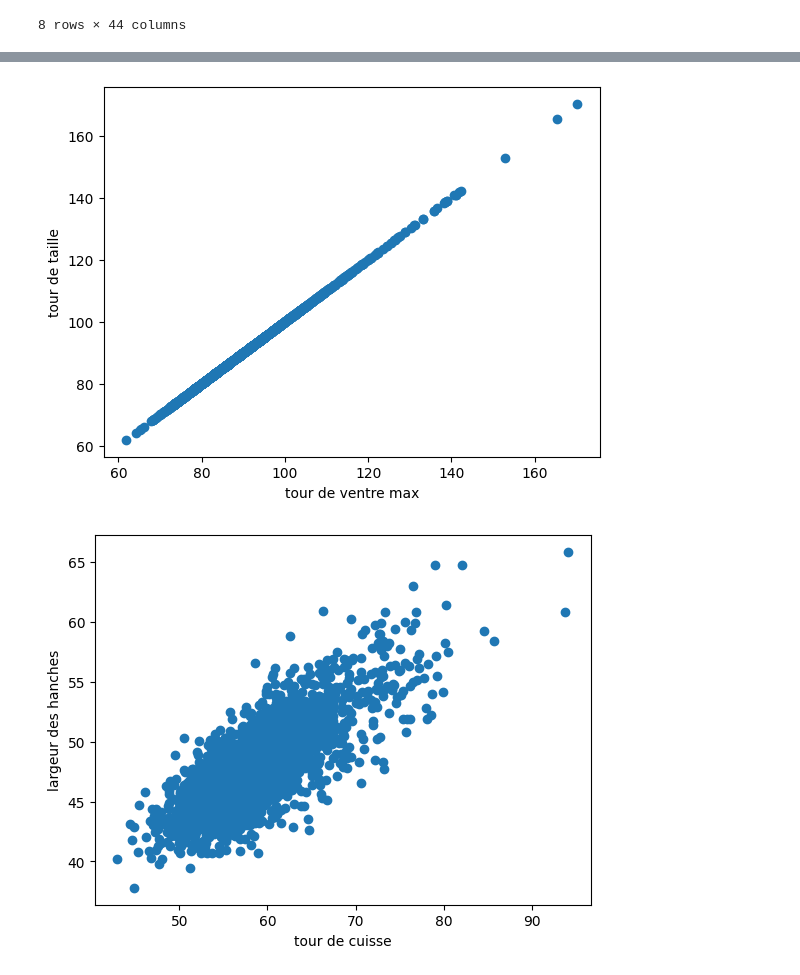
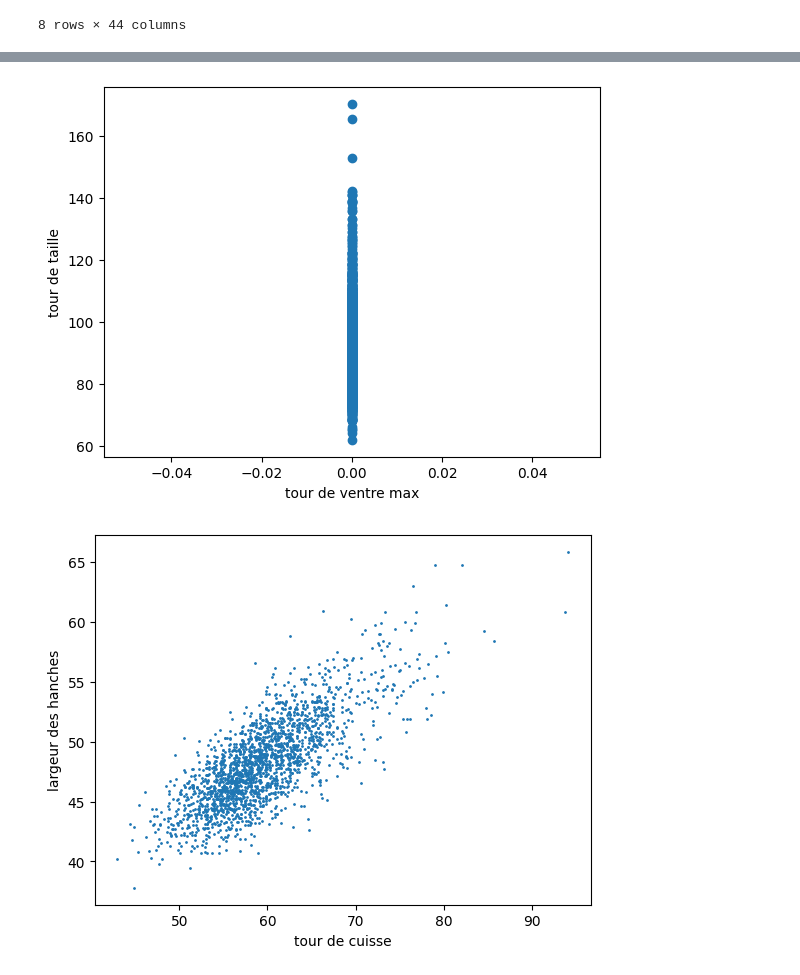
Before and after one commit to cosaques/biba-bop-stage-dataset, a Jupyter notebook: ML_caesar_new.ipynb, the cells around one changed output, grey strips where cells are left out. Saved outputs shown, nothing was run; the diff lists cells and outputs as text; code cells hidden in the pictures.

```diff
--- a/ML_caesar_new.ipynb
+++ b/ML_caesar_new.ipynb
@@ -41,23 +47,23 @@ mesure=caesar_male[['tour_de_ventre_maximal','tour_de_taille','tour_de_cuisse','
 # %%
 import matplotlib.pyplot as plt
 # Plot Living area vs Sale price
-plt.scatter(mesure['tour_de_ventre_maximal'], mesure['tour_de_ventre_maximal'])
+plt.scatter(mesure['tour_de_ventre_maximal'], mesure['tour_de_taille'])
 # Labels
 plt.xlabel("tour de ventre max")
 plt.ylabel("tour de taille")
 plt.show()
 # %% [output]
-[figure, old version]
+[figure, new version]
 # %%
 import matplotlib.pyplot as plt
 # Plot Living area vs Sale price
-plt.scatter(mesure['tour_de_cuisse'], mesure['largeur_des_hanches'])
+plt.scatter(mesure['tour_de_cuisse'], mesure['largeur_des_hanches'],s=1)
 # Labels
 plt.xlabel("tour de cuisse")
 plt.ylabel("largeur des hanches")
 plt.show()
 # %% [output]
-[figure, old version]
+[figure, new version]
 # %%
 import pandas as pd
 
```
Also changed, not shown: parts of 13 cells of this notebook, 7 other files.
